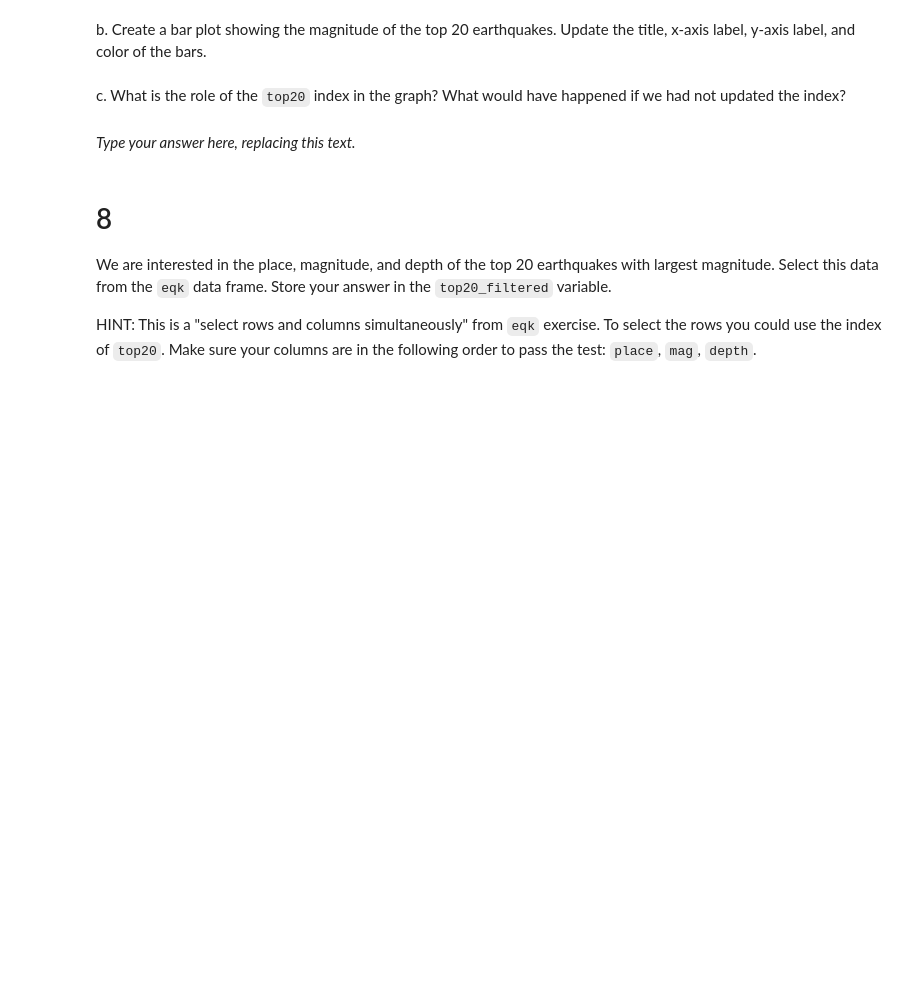
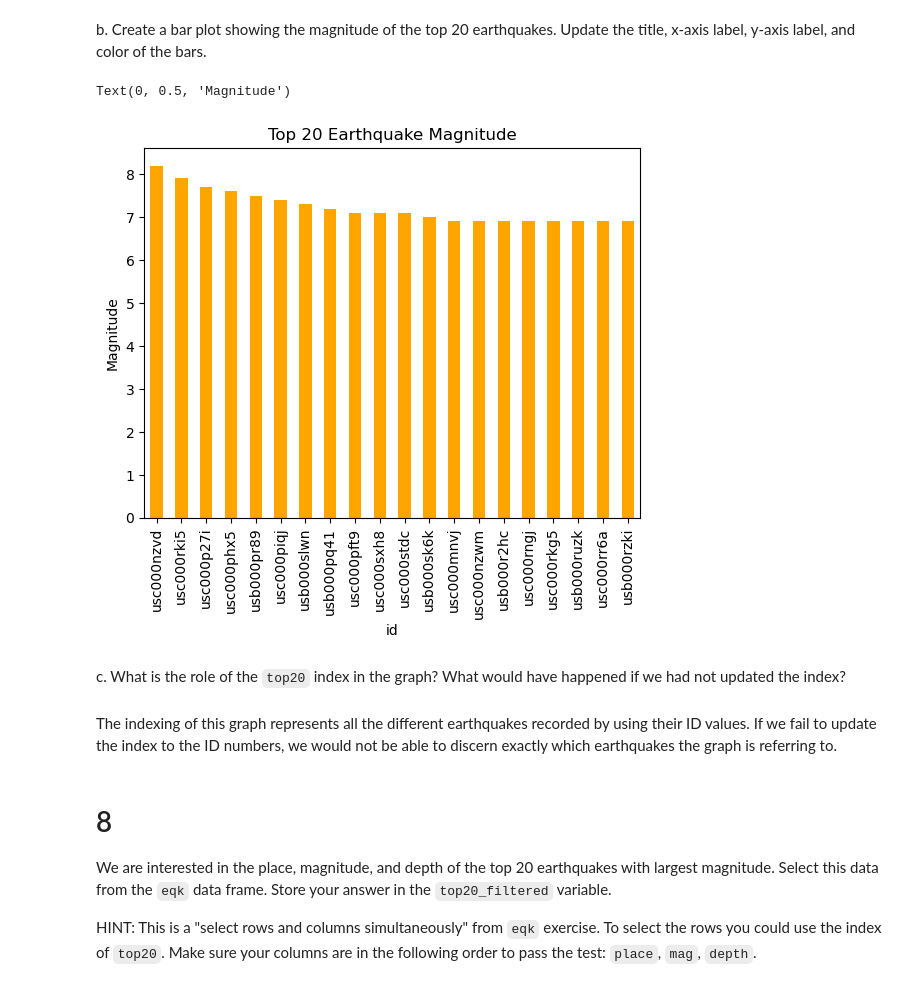
Before and after one commit to AaronWanh/eds220-hwk1, a Jupyter notebook: task3/hwk1-task3-earthquakes.ipynb, the cells around one changed output. Saved outputs shown, nothing was run; the diff lists cells and outputs as text; code cells hidden in the pictures; blank space fills up the shorter version.

```diff
--- a/task3/hwk1-task3-earthquakes.ipynb
+++ b/task3/hwk1-task3-earthquakes.ipynb
@@ -209,14 +233,22 @@ grader.check("q7_a")
 <!-- BEGIN QUESTION -->
 
 b. Create a bar plot showing the magnitude of the top 20 earthquakes. Update the title, x-axis label, y-axis label, and color of the bars.
+# %%
+# Create a bar plot of the top 20 magnitude
+top20.plot(kind = 'bar', color = 'orange')
+plt.title('Top 20 Earthquake Magnitude')
+plt.ylabel('Magnitude')
+# %% [output]
+Text(0, 0.5, 'Magnitude')
+[figure, added]
 # %% [markdown]
 <!-- END QUESTION -->
 
 <!-- BEGIN QUESTION -->
 
 c. What is the role of the `top20` index in the graph? What would have happened if we had not updated the index?
-# %% [markdown]
-_Type your answer here, replacing this text._
+# %% [markdown]
+The indexing of this graph represents all the different earthquakes recorded by using their ID values. If we fail to update the index to the ID numbers, we would not be able to discern exactly which earthquakes the graph is referring to.
 # %% [markdown]
 <!-- END QUESTION -->
 
```
Also changed, not shown: parts of 14 cells of this notebook, 1 other file.
